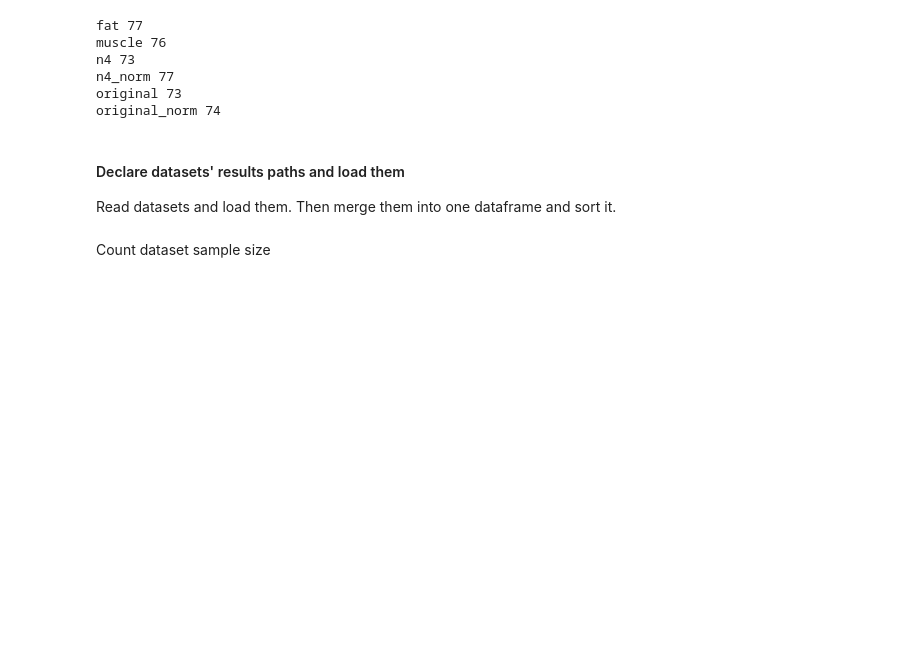
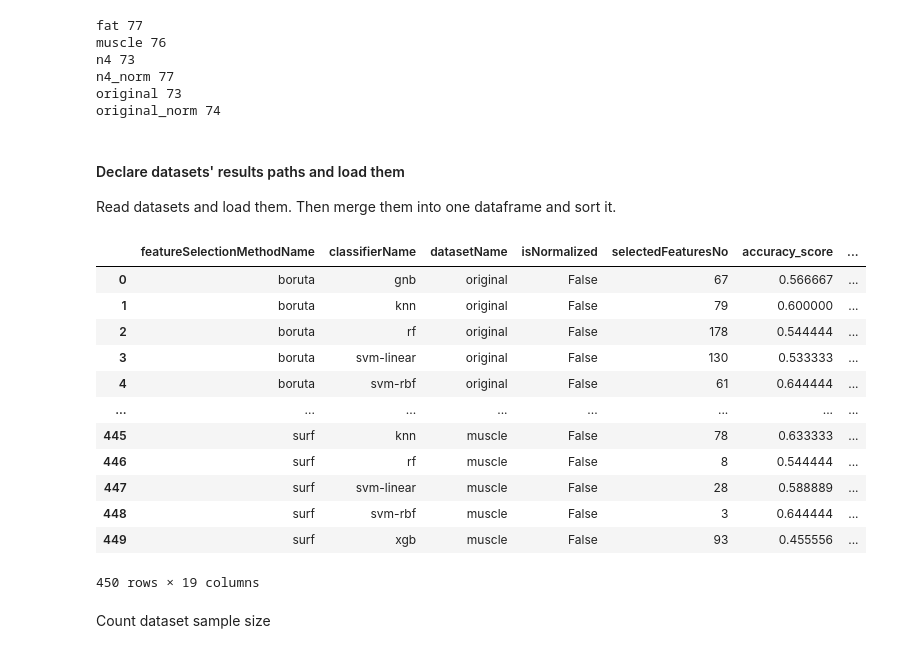
Before and after one commit to szafeiris/bme-master-thesis, a Jupyter notebook: bme-master-thesis-szafeiris-results-analysis.ipynb, the cells around one changed output. Cells and saved outputs as stored; diff of their text form; code cells hidden in the pictures; blank space fills up the shorter version.

Commit message:
Added sensitivity and specificity

```diff
--- a/bme-master-thesis-szafeiris-results-analysis.ipynb
+++ b/bme-master-thesis-szafeiris-results-analysis.ipynb
@@ -31,28 +31,46 @@ Read datasets and load them. Then merge them into one dataframe and sort it.
 # %%
 origDatasetPath = Path('./data/results/original_results.csv')
 origDataset = pd.read_csv(origDatasetPath.absolute())
 
 origNormDatasetPath = Path('./data/results/original_norm_results.csv')
 origNormDataset = pd.read_csv(origNormDatasetPath.absolute())
 
 n4DatasetPath = Path('./data/results/n4_results.csv')
 n4Dataset = pd.read_csv(n4DatasetPath.absolute())
 
 n4NormDatasetPath = Path('./data/results/n4_norm_results.csv')
 n4NormDataset = pd.read_csv(n4NormDatasetPath.absolute())
 
 fatDatasetPath = Path('./data/results/fat_results.csv')
 fatDataset = pd.read_csv(fatDatasetPath.absolute())
 
 muscleDatasetPath = Path('./data/results/muscle_results.csv')
 muscleDataset = pd.read_csv(muscleDatasetPath.absolute())
 
 
 merged = pd.concat([origDataset, origNormDataset, n4Dataset, n4NormDataset, fatDataset, muscleDataset], ignore_index=True)
 merged.sort_values(by=['balanced_accuracy_score', 'roc_auc_score', 'datasetName', 'featureSelectionMethodName', 'classifierName'])
 
-# Add an extra column
+# Add extra columns
 merged['fullDatasetName'] = merged.apply(lambda x: f"{x['datasetName']}{'_norm' if x['isNormalized'] else ''}", axis=1)
+
+merged['sensitivity'] = merged.apply(lambda x: x["TP"] / (x["TP"] + x["FN"]), axis=1)
+merged['speficity'] = merged.apply(lambda x: x["TN"] / (x["TN"] + x["FP"]), axis=1)
+merged
+# %% [output]
+|  | featureSelectionMethodName | classifierName | datasetName | isNormalized | selectedFeaturesNo | accuracy_score | ... |
+| 0 | boruta | gnb | original | False | 67 | 0.566667 | ... |
+| 1 | boruta | knn | original | False | 79 | 0.600000 | ... |
+| 2 | boruta | rf | original | False | 178 | 0.544444 | ... |
+| 3 | boruta | svm-linear | original | False | 130 | 0.533333 | ... |
+| 4 | boruta | svm-rbf | original | False | 61 | 0.644444 | ... |
+| ... | ... | ... | ... | ... | ... | ... | ... |
+| 445 | surf | knn | muscle | False | 78 | 0.633333 | ... |
+| 446 | surf | rf | muscle | False | 8 | 0.544444 | ... |
+| 447 | surf | svm-linear | muscle | False | 28 | 0.588889 | ... |
+| 448 | surf | svm-rbf | muscle | False | 3 | 0.644444 | ... |
+| 449 | surf | xgb | muscle | False | 93 | 0.455556 | ... |
+450 rows × 19 columns
 # %% [markdown]
 Count dataset sample size
 # %%
```
